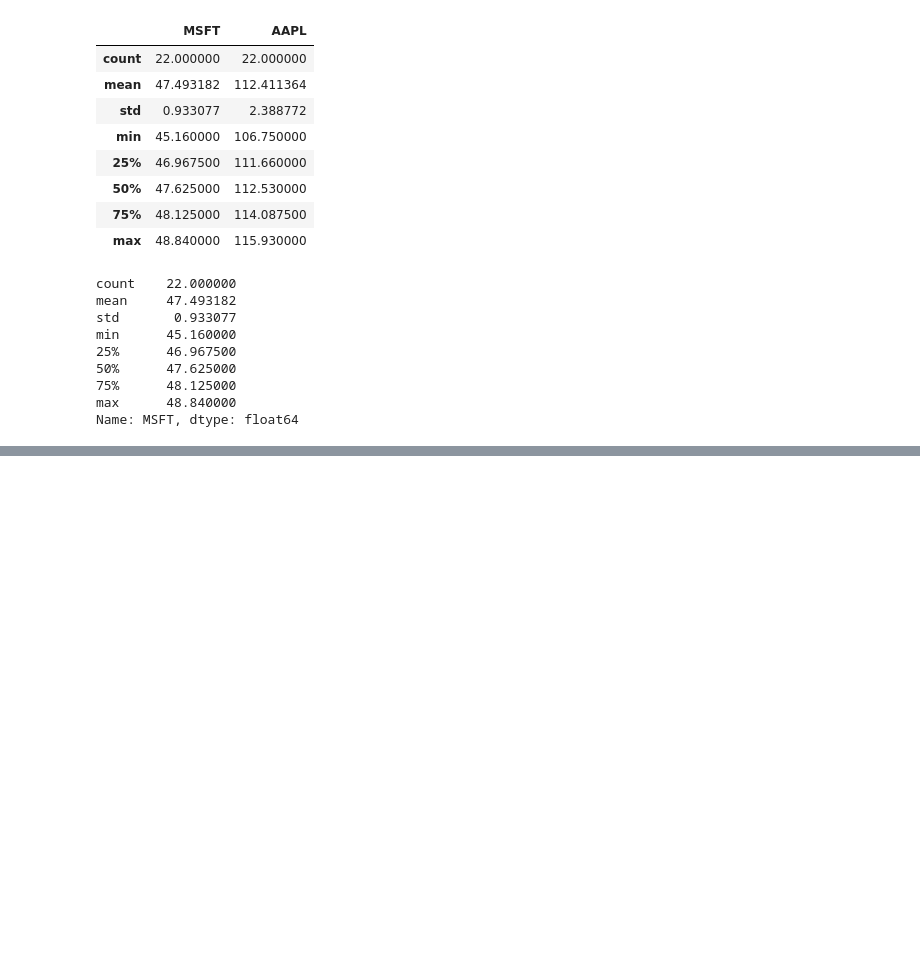
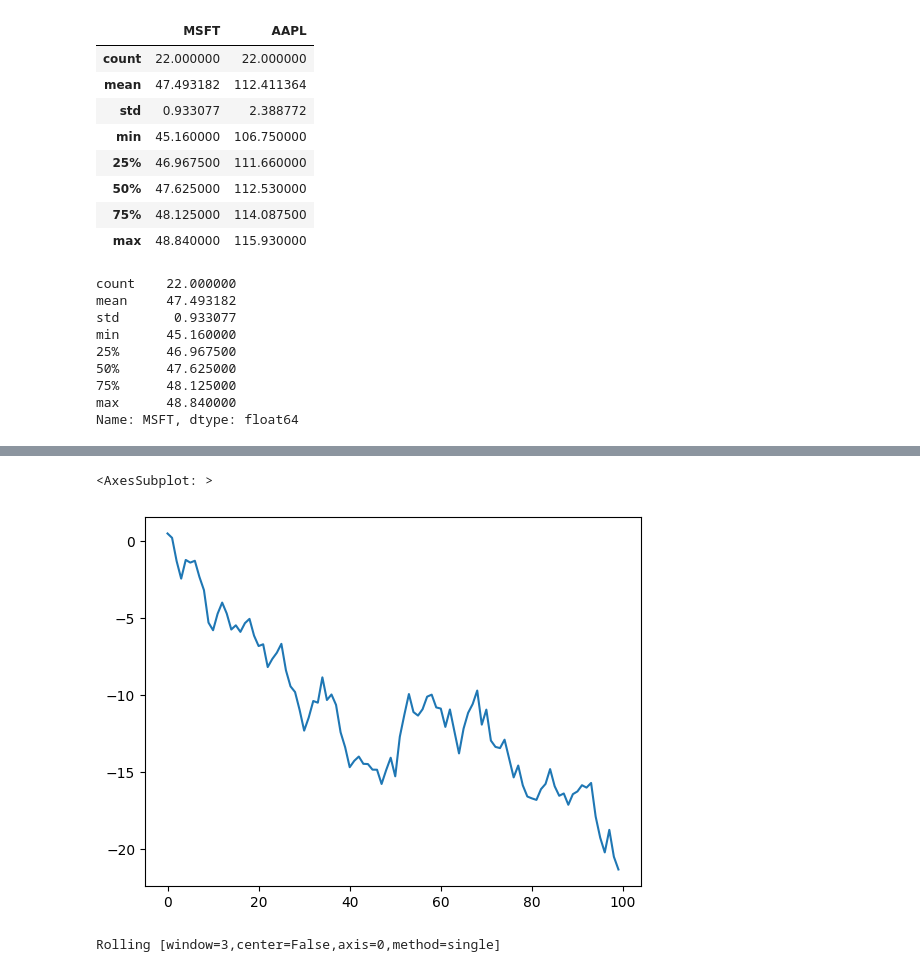
Before and after one commit to En1xello/Pandas_course_1, a Jupyter notebook: Notebooks/Numerical and statistical methods.ipynb, the cells around one changed output, grey strips where cells are left out. Cells and saved outputs as stored; diff of their text form; code cells hidden in the pictures; blank space fills up the shorter version.

```diff
--- a/Notebooks/Numerical and statistical methods.ipynb
+++ b/Notebooks/Numerical and statistical methods.ipynb
@@ -257,0 +489,5 @@ Name: MSFT, dtype: float64
+# %%
+# создаем случайное блуждание
+np.random.seed(123456)
+s = pd.Series(np.random.randn(1000)).cumsum()
+s
@@ -257,0 +507,11 @@ Name: MSFT, dtype: float64
+# %%
+s[0:100].plot()
+# %% [output]
+<AxesSubplot: >
+[figure, added]
+# %%
+# вычисляем скользящее окно шириной три дня
+r = s.rolling(window=3)
+r
+# %% [output]
+Rolling [window=3,center=False,axis=0,method=single]
```
Also changed, not shown: parts of 52 cells of this notebook, 7 other files.
